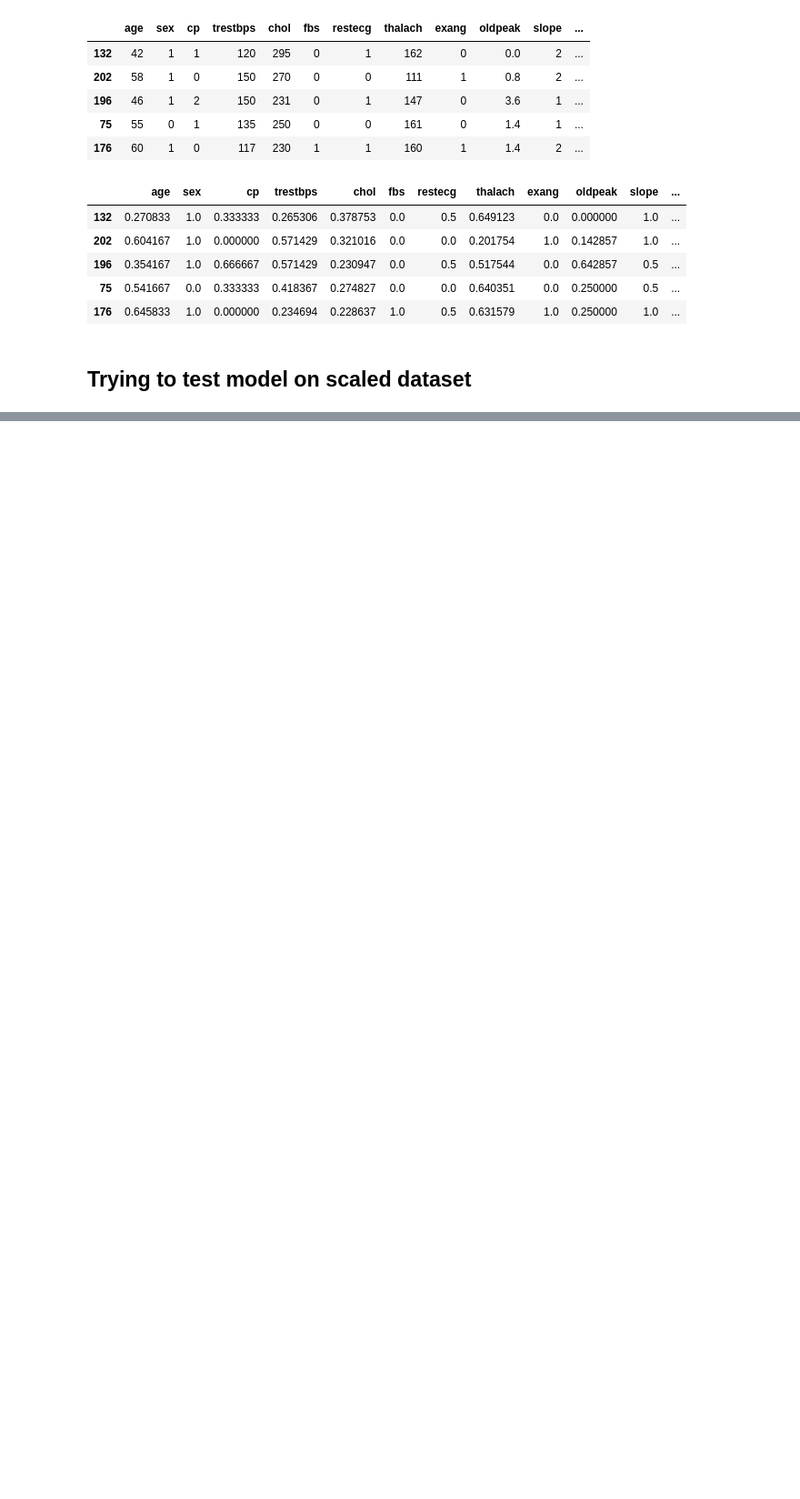
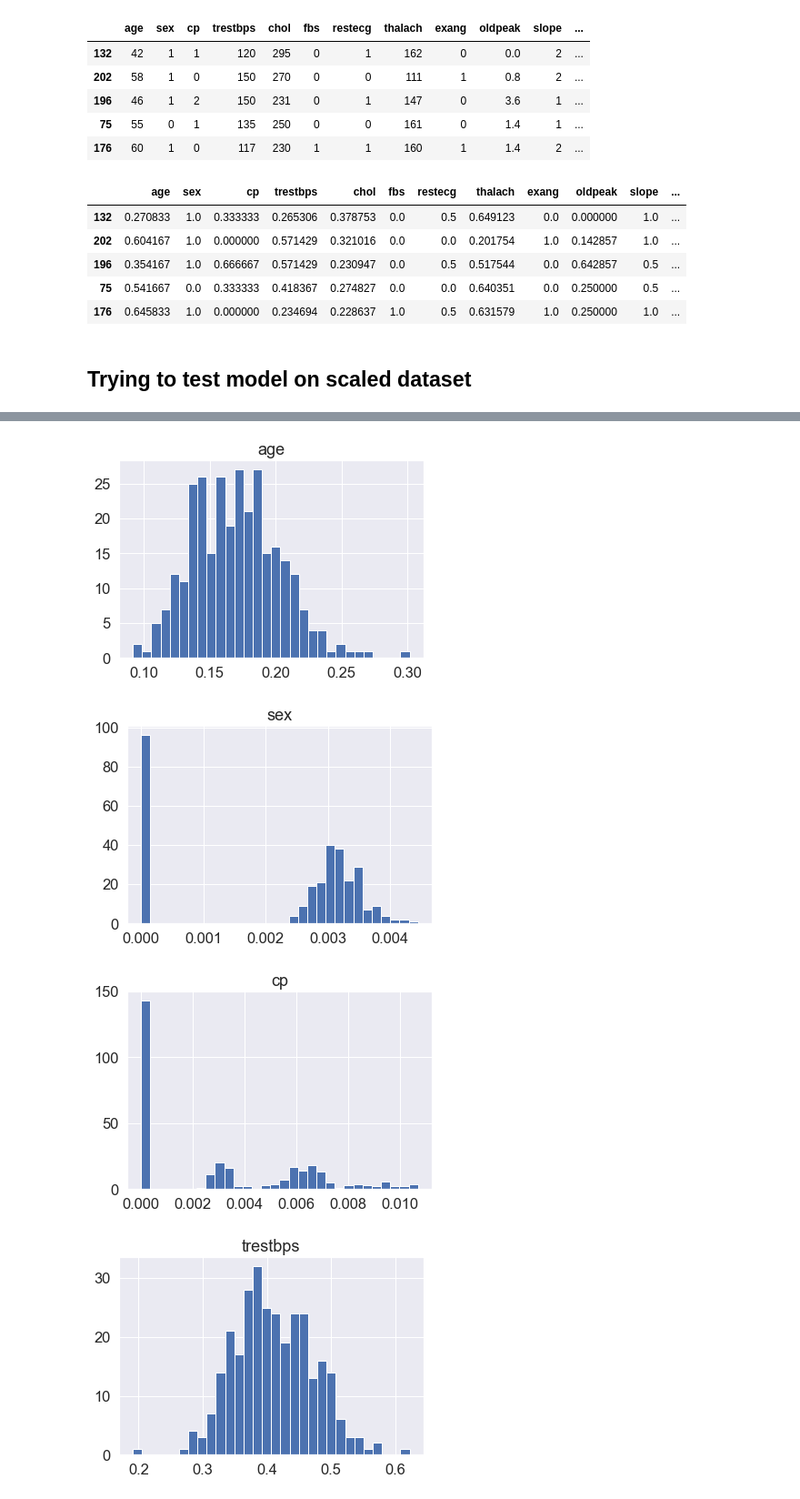
Before and after one commit to Tanishq-19/Heart-Disease-Classification, a Jupyter notebook: Heart-Disease-Classification.ipynb, the cells around one changed output, grey strips where cells are left out. Shown at 91% size. Drawn from its saved outputs; the diff is of its cells as text; code cells hidden in the pictures; blank space fills up the shorter version.

```diff
--- a/Heart-Disease-Classification.ipynb
+++ b/Heart-Disease-Classification.ipynb
@@ -952,0 +1163,16 @@ print(confusion_matrix(y_preds_scaled, y_test_scaled))
+# %%
+# Importing normalizer
+from sklearn.preprocessing import Normalizer
+
+# Instantiating normalizer
+norm = Normalizer()
+
+# Setting random seed
+np.random.seed(42)
+
+# Fitting the normalizer
+norm.fit(df.drop("target", axis=1))
+
+# Transfroming the dataset
+df_norm = pd.DataFrame(norm.transform(df.drop("target", axis=1)), columns=df.columns[:13])
+df_norm.head()
@@ -952,0 +1186,11 @@ print(confusion_matrix(y_preds_scaled, y_test_scaled))
+# %%
+# plotting the normalized dataset
+for label, content in df_norm.items():
+    df_trans[label].hist(figsize=(6,4), bins=30)
+    plt.title(label)
+    plt.show()
+# %% [output]
+[figure, added]
+[figure, added]
+[figure, added]
+[figure, added]
```
Also changed, not shown: parts of 58 cells of this notebook.
